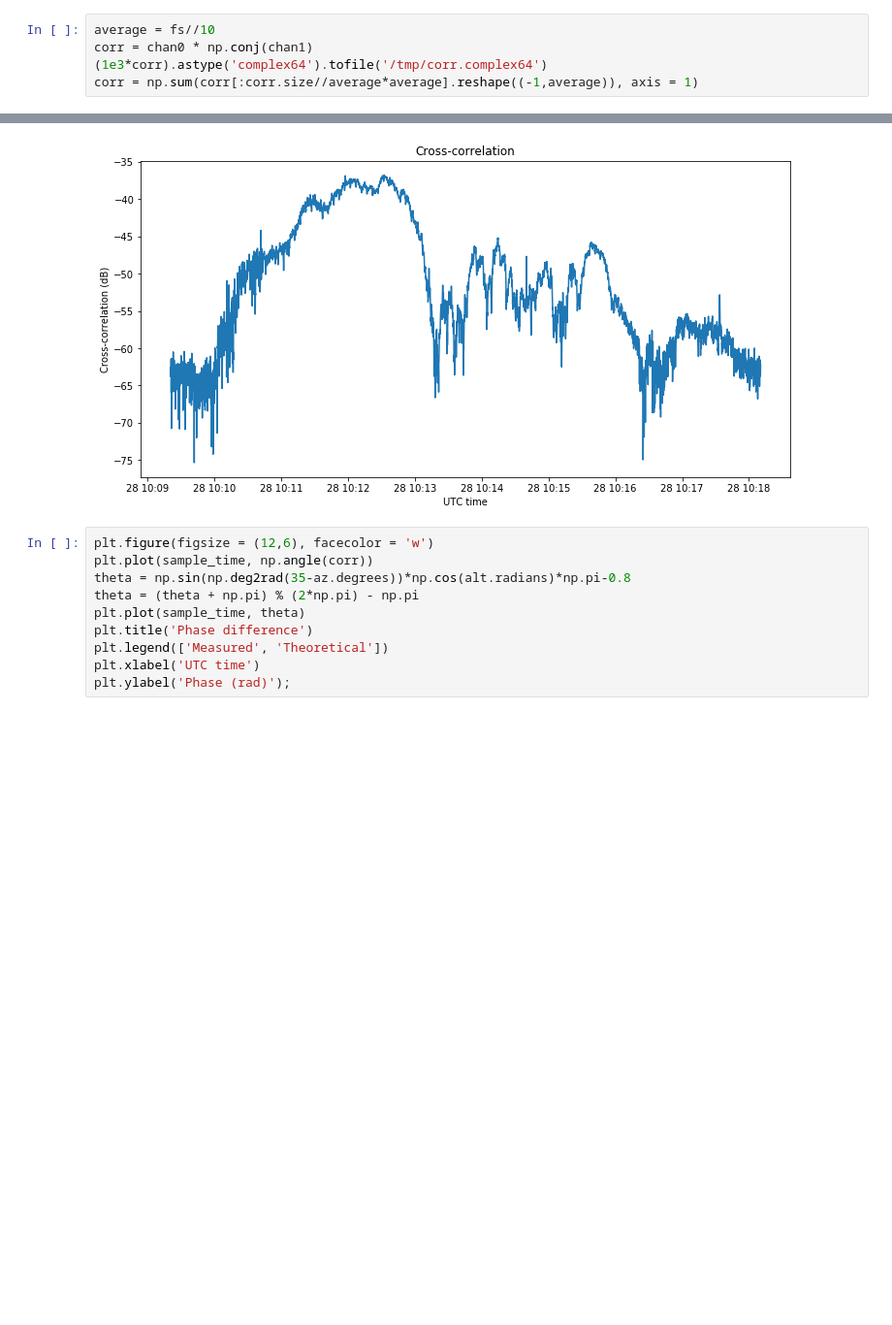
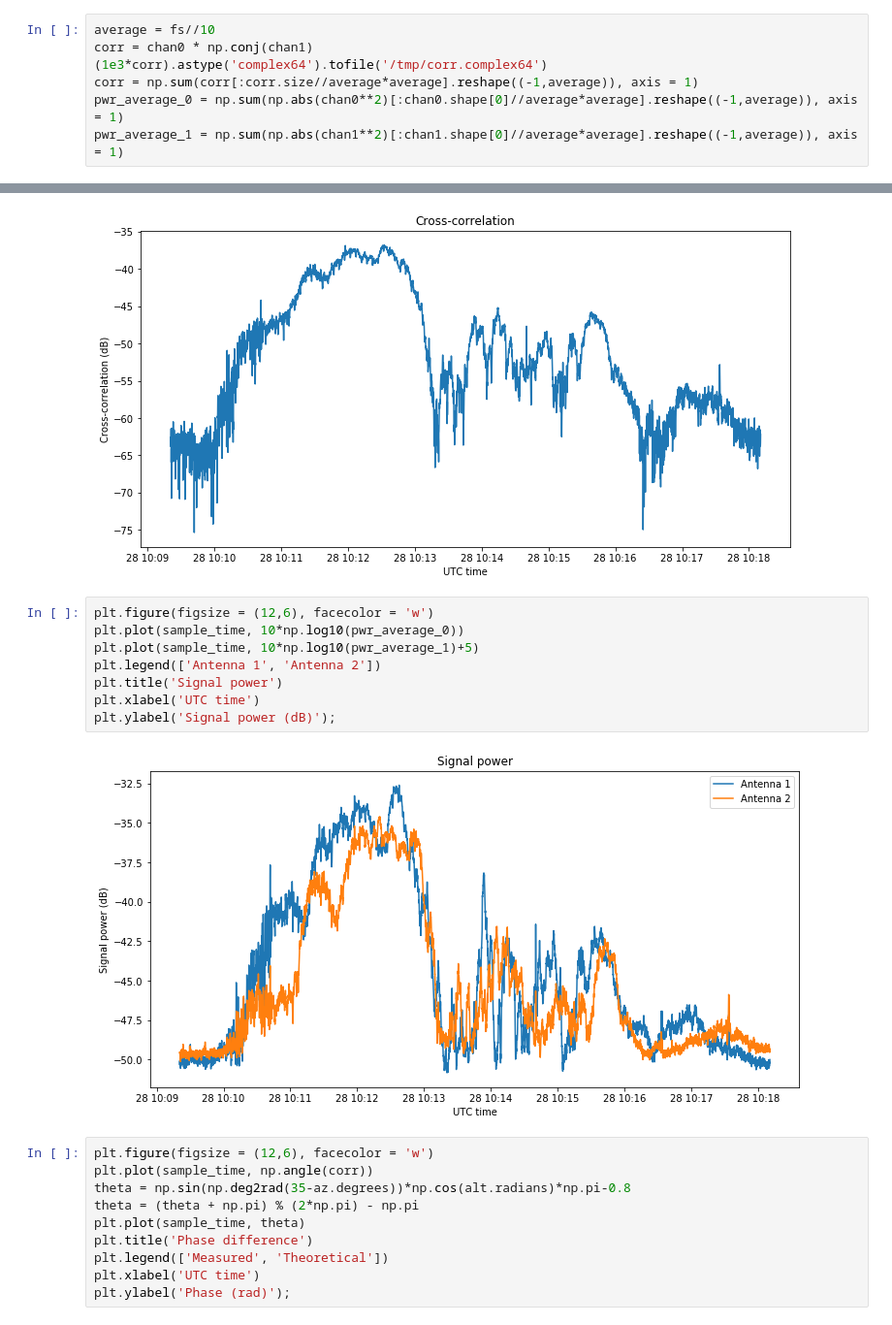
Before and after one commit to daniestevez/jupyter_notebooks, a Jupyter notebook: aoa/Nayif-1 calibration.ipynb, the cells around one changed output, grey strips where cells are left out. Shown at 97% size. Cells and saved outputs as stored; diff of their text form; blank space fills up the shorter version.

Commit message:
Added power of antennas to Nayif-1

```diff
--- a/aoa/Nayif-1 calibration.ipynb
+++ b/aoa/Nayif-1 calibration.ipynb
@@ -22,6 +22,8 @@ average = fs//10
 corr = chan0 * np.conj(chan1)
 (1e3*corr).astype('complex64').tofile('/tmp/corr.complex64')
 corr = np.sum(corr[:corr.size//average*average].reshape((-1,average)), axis = 1)
+pwr_average_0 = np.sum(np.abs(chan0**2)[:chan0.shape[0]//average*average].reshape((-1,average)), axis = 1)
+pwr_average_1 = np.sum(np.abs(chan1**2)[:chan1.shape[0]//average*average].reshape((-1,average)), axis = 1)
 # %%
 tle = """NAYIF-1 (EO-88)
 1 42017U 17008BX  19117.74496541  .00001148  00000-0  48345-4 0  9991
@@ -63,6 +65,16 @@ plt.xlabel('UTC time')
 plt.ylabel('Cross-correlation (dB)');
 # %% [output]
 [figure]
+# %%
+plt.figure(figsize = (12,6), facecolor = 'w')
+plt.plot(sample_time, 10*np.log10(pwr_average_0))
+plt.plot(sample_time, 10*np.log10(pwr_average_1)+5)
+plt.legend(['Antenna 1', 'Antenna 2'])
+plt.title('Signal power')
+plt.xlabel('UTC time')
+plt.ylabel('Signal power (dB)');
+# %% [output]
+[figure, added]
 # %%
 plt.figure(figsize = (12,6), facecolor = 'w')
 plt.plot(sample_time, np.angle(corr))
```
